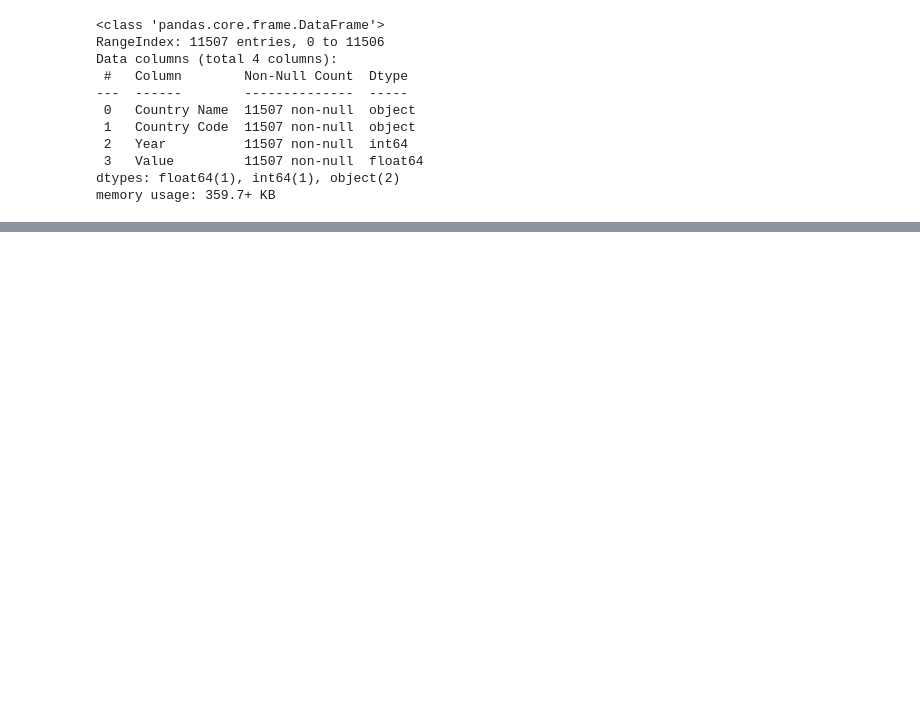
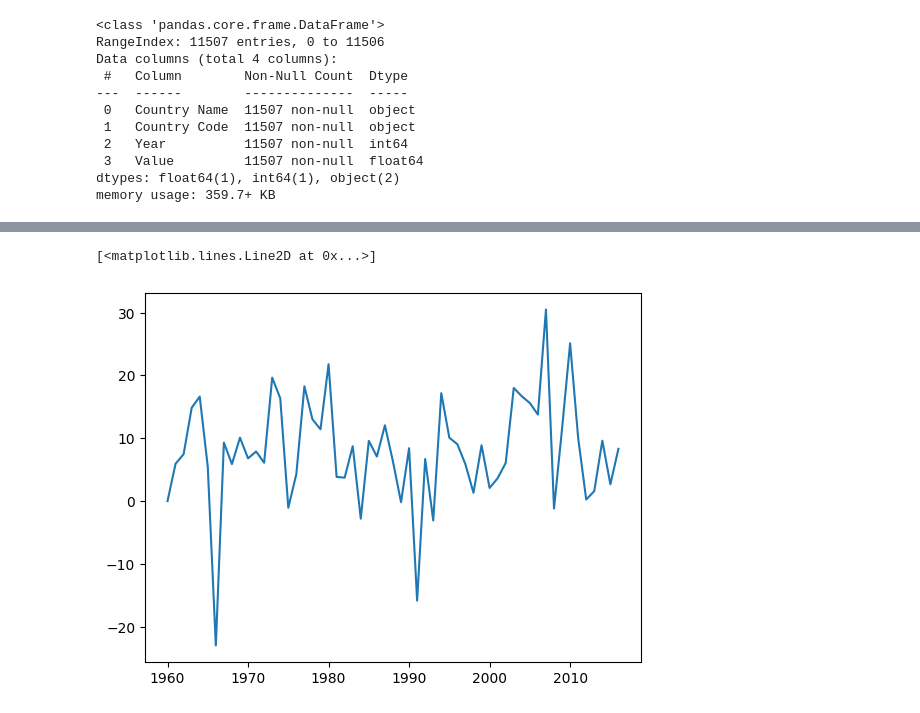
Before and after one commit to RS-Sowmya/Learning, a Jupyter notebook: GDP_analysis.ipynb, the cells around one changed output, grey strips where cells are left out. Cells and saved outputs as stored; diff of their text form; code cells hidden in the pictures; blank space fills up the shorter version.

```diff
--- a/GDP_analysis.ipynb
+++ b/GDP_analysis.ipynb
@@ -57,0 +79,11 @@ df_India.plot(kind = 'line', x = 'Year', y = 'Value',figsize = (10,4),grid = 'Tr
+# %%
+# know the GDP growth (current year - previous year)/previous year *100
+data = df_India.values
+GDP_change = [0]
+for i in range(1, len(data)):
+  pre = data[i-1][3]
+  cur = data[i][3]
+  GDP_change.append(round((cur - pre)/pre * 100, 2))
+# %%
+df_India["GDP change"] = GDP_change
+df_India.head()
@@ -57,0 +101,5 @@ df_India.plot(kind = 'line', x = 'Year', y = 'Value',figsize = (10,4),grid = 'Tr
+# %%
+plt.plot(df_India['Year'], df_India['GDP change'])
+# %% [output]
+[<matplotlib.lines.Line2D at 0x...>]
+[figure, added]
```
Also changed, not shown: parts of 13 cells of this notebook.
